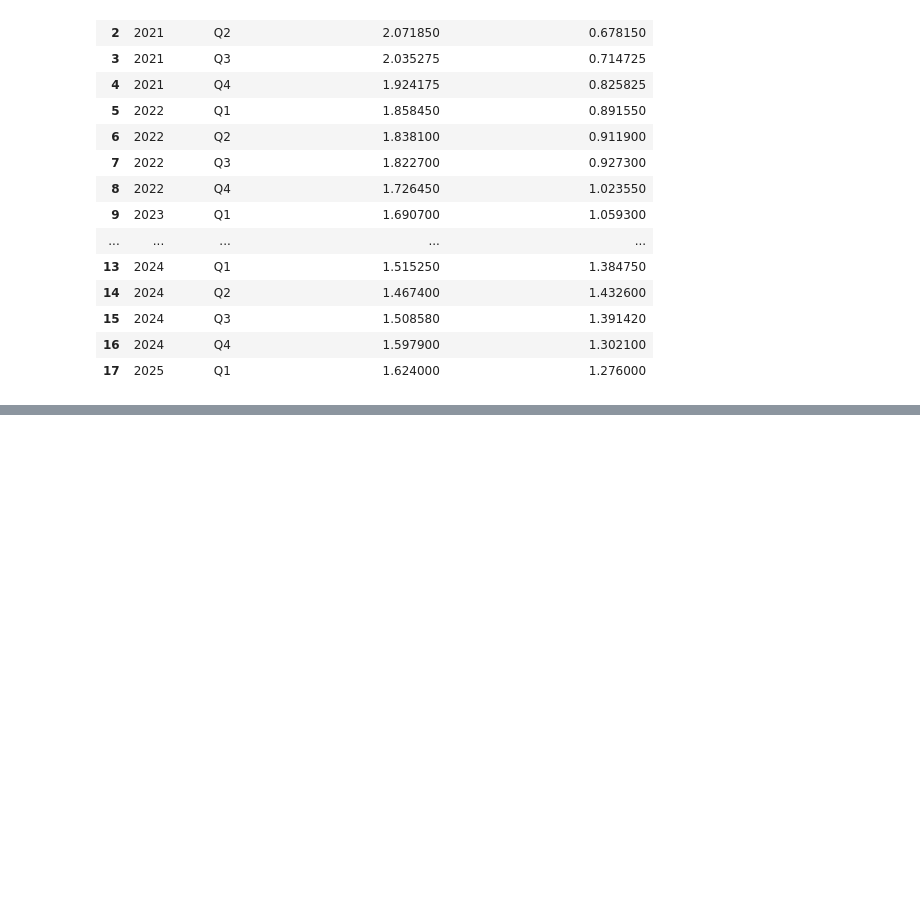
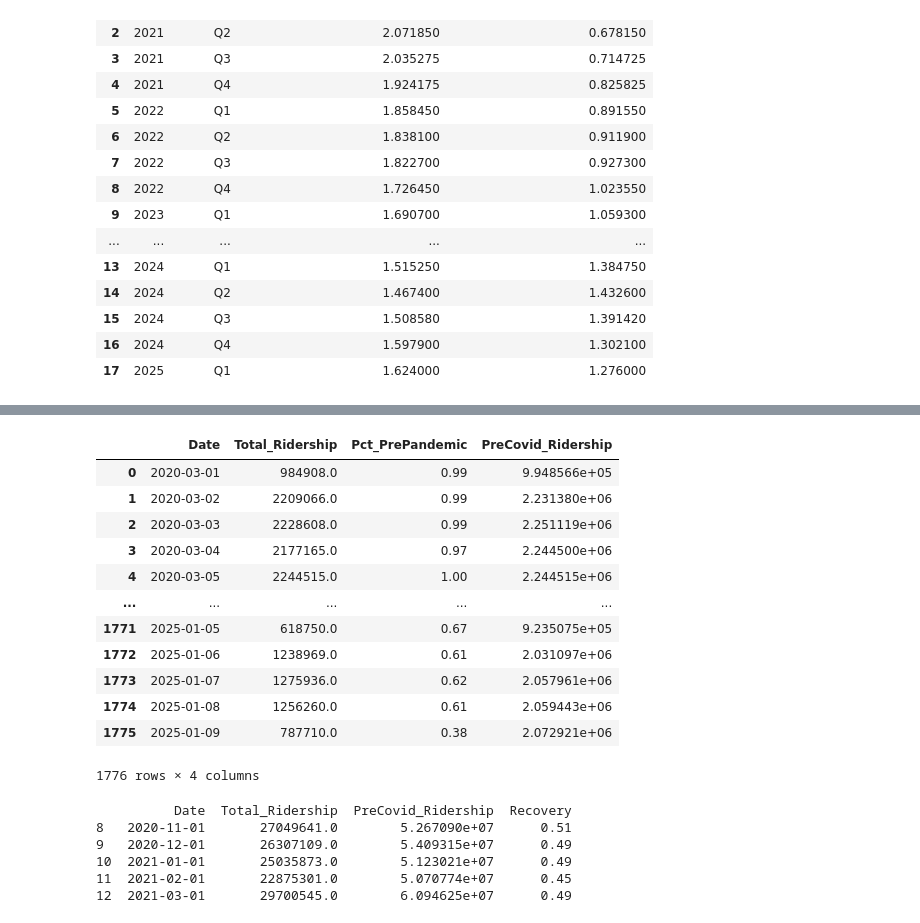
Before and after one commit to djbrown227/fare_evasion, a Jupyter notebook: notebooks/04_feature_engineering.ipynb, the cells around one changed output, grey strips where cells are left out. Saved outputs shown, nothing was run; the diff lists cells and outputs as text; code cells hidden in the pictures; blank space fills up the shorter version.

```diff
--- a/notebooks/04_feature_engineering.ipynb
+++ b/notebooks/04_feature_engineering.ipynb
@@ -469,0 +548,17 @@ effective_df
+# %%
+joined_df["PreCovid_Ridership"] = joined_df["Total_Ridership"] / joined_df["Pct_PrePandemic"]
+joined_df
+# %% [output]
+|  | Date | Total_Ridership | Pct_PrePandemic | PreCovid_Ridership |
+| 0 | 2020-03-01 | 984908.0 | 0.99 | 9.948566e+05 |
+| 1 | 2020-03-02 | 2209066.0 | 0.99 | 2.231380e+06 |
+| 2 | 2020-03-03 | 2228608.0 | 0.99 | 2.251119e+06 |
+| 3 | 2020-03-04 | 2177165.0 | 0.97 | 2.244500e+06 |
+| 4 | 2020-03-05 | 2244515.0 | 1.00 | 2.244515e+06 |
+| ... | ... | ... | ... | ... |
+| 1771 | 2025-01-05 | 618750.0 | 0.67 | 9.235075e+05 |
+| 1772 | 2025-01-06 | 1238969.0 | 0.61 | 2.031097e+06 |
+| 1773 | 2025-01-07 | 1275936.0 | 0.62 | 2.057961e+06 |
+| 1774 | 2025-01-08 | 1256260.0 | 0.61 | 2.059443e+06 |
+| 1775 | 2025-01-09 | 787710.0 | 0.38 | 2.072921e+06 |
+1776 rows × 4 columns
@@ -469,0 +581,25 @@ effective_df
+# %%
+# Step 1: Rename the column
+monthly_summary.rename(columns={"YearMonth": "Date", "Monthly_Ratio": "Recovery"}, inplace=True)
+
+# Step 2: Convert 'Date' to a datetime object (first of the month)
+monthly_summary["Date"] = monthly_summary["Date"].dt.to_timestamp()
+
+# Filter for rows after 2020-10-01
+monthly_summary = monthly_summary[monthly_summary["Date"] > "2020-10-01"]
+
+# Step 3: Format 'Date' as string like 'YYYY-MM-DD'
+monthly_summary["Date"] = monthly_summary["Date"].dt.strftime("%Y-%m-%d")
+
+# Step 4: Round Recovery
+monthly_summary["Recovery"] = monthly_summary["Recovery"].round(2)
+
+# ✅ Result preview
+print(monthly_summary.head())
+# %% [output]
+          Date  Total_Ridership  PreCovid_Ridership  Recovery
+8   2020-11-01       27049641.0        5.267090e+07      0.51
+9   2020-12-01       26307109.0        5.409315e+07      0.49
+10  2021-01-01       25035873.0        5.123021e+07      0.49
+11  2021-02-01       22875301.0        5.070774e+07      0.45
+12  2021-03-01       29700545.0        6.094625e+07      0.49
```
Also changed, not shown: parts of 7 cells of this notebook, 4 other files.
